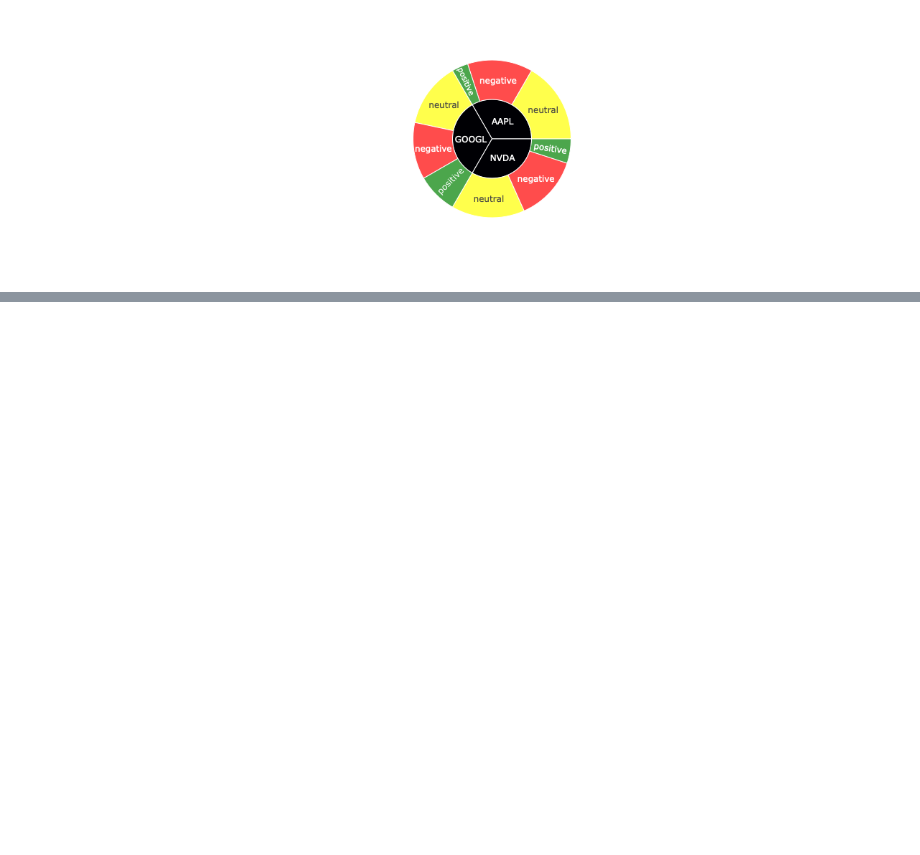
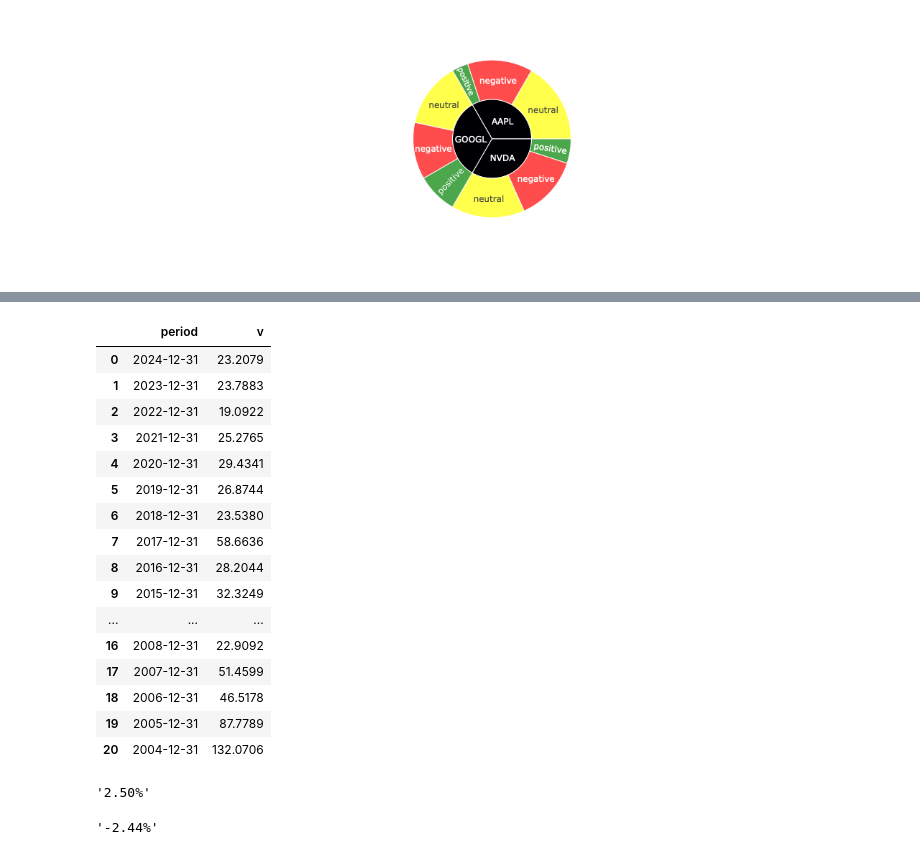
Before and after one commit to atifhaiqal/EasyStock-Learner, a Jupyter notebook: Dev.ipynb, the cells around one changed output, grey strips where cells are left out. Cells and saved outputs as stored; diff of their text form; code cells hidden in the pictures; blank space fills up the shorter version.

```diff
--- a/Dev.ipynb
+++ b/Dev.ipynb
@@ -109,0 +112,5 @@ fig.show()
+# %%
+from services.finnhub_api_client import Finnhub_APIClient, get_finnhub_client
+
+FINNHUB_API_KEY = 'ctkp081r01qn6d7j5lt0ctkp081r01qn6d7j5ltg'
+finnhub_client = get_finnhub_client(FINNHUB_API_KEY)
@@ -109,0 +123,3 @@ fig.show()
+# %%
+metrics = finnhub_client.get_company_basic_financials(ticker, 'all')
+metrics
@@ -109,0 +144,21 @@ fig.show()
+# %%
+metrics_df = pd.json_normalize(metrics["series"]["annual"]["pe"])
+metrics_df
+# %% [output]
+|  | period | v |
+| 0 | 2024-12-31 | 23.2079 |
+| 1 | 2023-12-31 | 23.7883 |
+| 2 | 2022-12-31 | 19.0922 |
+| 3 | 2021-12-31 | 25.2765 |
+| 4 | 2020-12-31 | 29.4341 |
+| 5 | 2019-12-31 | 26.8744 |
+| 6 | 2018-12-31 | 23.5380 |
+| 7 | 2017-12-31 | 58.6636 |
+| 8 | 2016-12-31 | 28.2044 |
+| 9 | 2015-12-31 | 32.3249 |
+| ... | ... | ... |
+| 16 | 2008-12-31 | 22.9092 |
+| 17 | 2007-12-31 | 51.4599 |
+| 18 | 2006-12-31 | 46.5178 |
+| 19 | 2005-12-31 | 87.7789 |
+| 20 | 2004-12-31 | 132.0706 |
@@ -109,0 +168,7 @@ fig.show()
+# %%
+difference = one_year - current_year
+percentage_difference = difference/current_year
+percentage = f"{percentage_difference:.2%}"
+percentage
+# %% [output]
+'2.50%'
@@ -109,0 +183,4 @@ fig.show()
+# %%
+calc_percentage_difference(current_year, one_year)
+# %% [output]
+'-2.44%'
```
Also changed, not shown: parts of 11 cells of this notebook, 3 other files.
